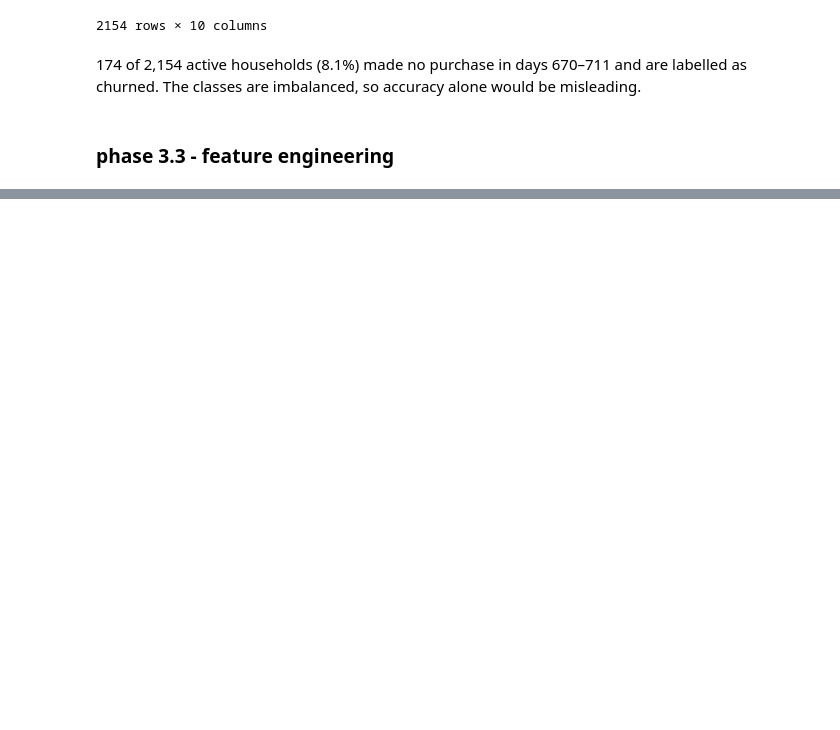
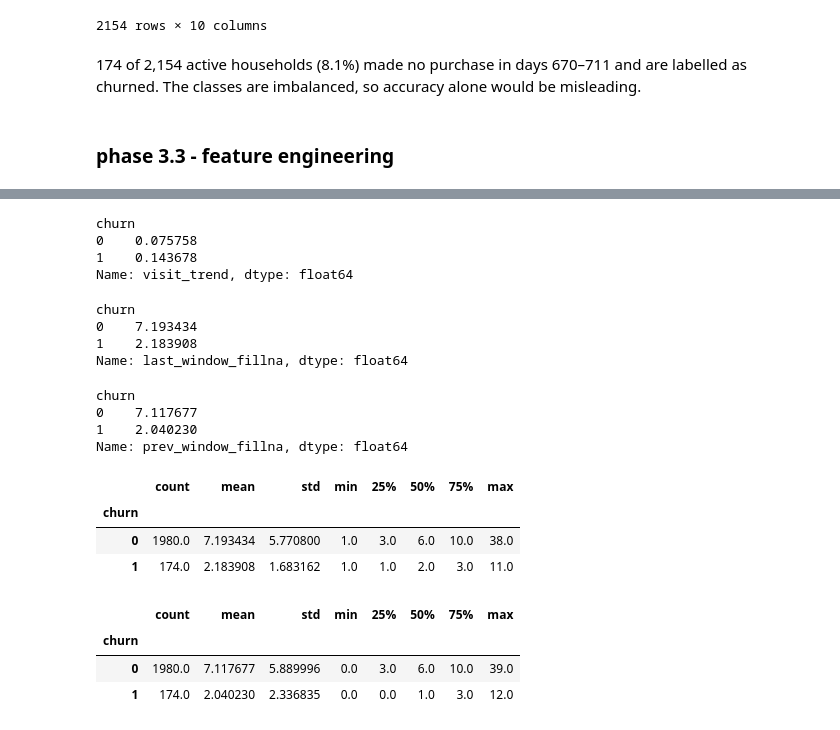
Before and after one commit to enes089r/customer-churn-campaign-analytics, a Jupyter notebook: 03_churn_model.ipynb, the cells around one changed output, grey strips where cells are left out. Cells and saved outputs as stored; diff of their text form; code cells hidden in the pictures; blank space fills up the shorter version.

Commit message:
test visit trend as a churn feature

```diff
--- a/03_churn_model.ipynb
+++ b/03_churn_model.ipynb
@@ -220,0 +250,3 @@ rfm_active
+# %%
+last_window_fillna = last_window.groupby("household_key").size().reindex(rfm_active. index).fillna(0)
+last_window_fillna
@@ -220,0 +275,2 @@ rfm_active
+# %%
+rfm_active["visit_trend"] = last_window_fillna - prev_window_fillna
@@ -220,0 +294,39 @@ rfm_active
+# %%
+rfm_active.groupby("churn").visit_trend.mean()
+# %% [output]
+churn
+0    0.075758
+1    0.143678
+Name: visit_trend, dtype: float64
+# %%
+rfm_active["last_window_fillna"] = last_window_fillna
+# %%
+rfm_active["prev_window_fillna"] = prev_window_fillna
+# %%
+rfm_active.groupby("churn").last_window_fillna.mean()
+# %% [output]
+churn
+0    7.193434
+1    2.183908
+Name: last_window_fillna, dtype: float64
+# %%
+rfm_active.groupby("churn").prev_window_fillna.mean()
+# %% [output]
+churn
+0    7.117677
+1    2.040230
+Name: prev_window_fillna, dtype: float64
+# %%
+rfm_active.groupby("churn").last_window_fillna.describe()
+# %% [output]
+|  | count | mean | std | min | 25% | 50% | 75% | max |
+| churn |  |  |  |  |  |  |  |  |
+| 0 | 1980.0 | 7.193434 | 5.770800 | 1.0 | 3.0 | 6.0 | 10.0 | 38.0 |
+| 1 | 174.0 | 2.183908 | 1.683162 | 1.0 | 1.0 | 2.0 | 3.0 | 11.0 |
+# %%
+rfm_active.groupby("churn").prev_window_fillna.describe()
+# %% [output]
+|  | count | mean | std | min | 25% | 50% | 75% | max |
+| churn |  |  |  |  |  |  |  |  |
+| 0 | 1980.0 | 7.117677 | 5.889996 | 0.0 | 3.0 | 6.0 | 10.0 | 39.0 |
+| 1 | 174.0 | 2.040230 | 2.336835 | 0.0 | 0.0 | 1.0 | 3.0 | 12.0 |
```
Also changed, not shown: parts of 11 cells of this notebook.
